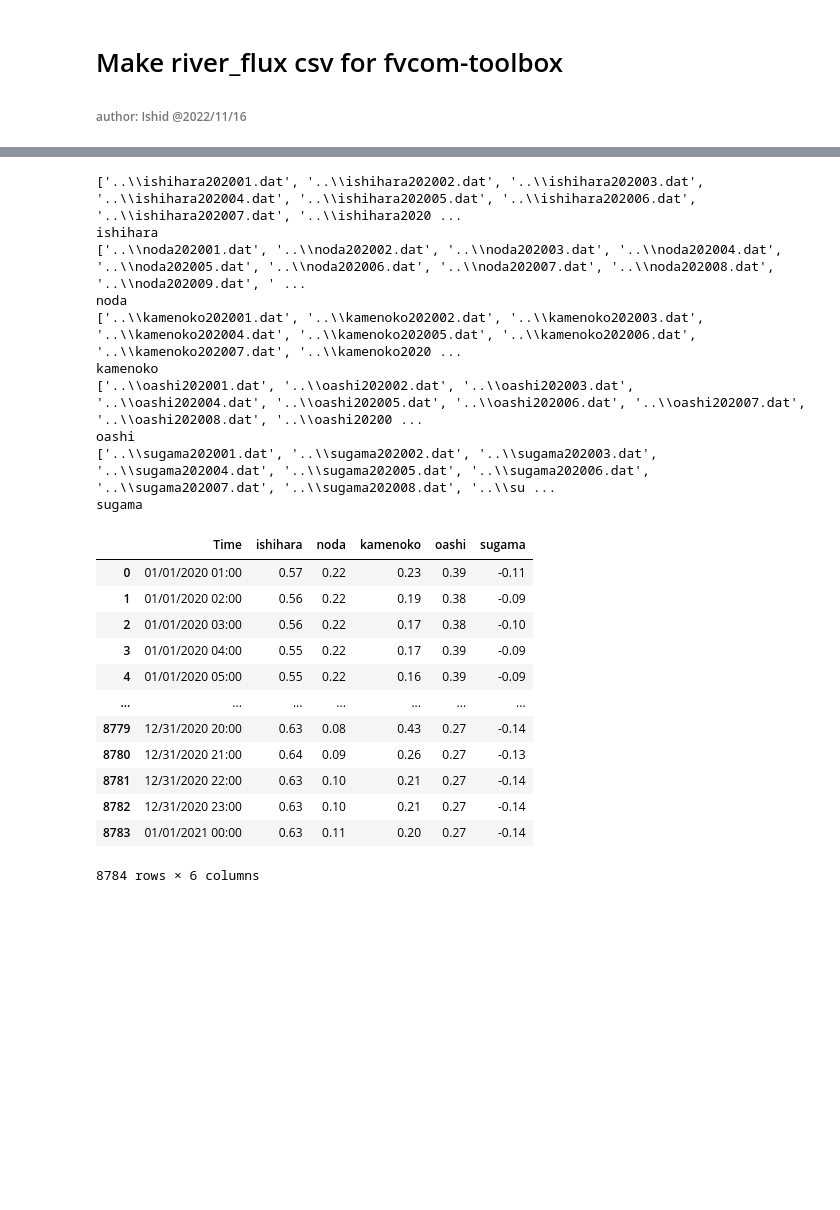
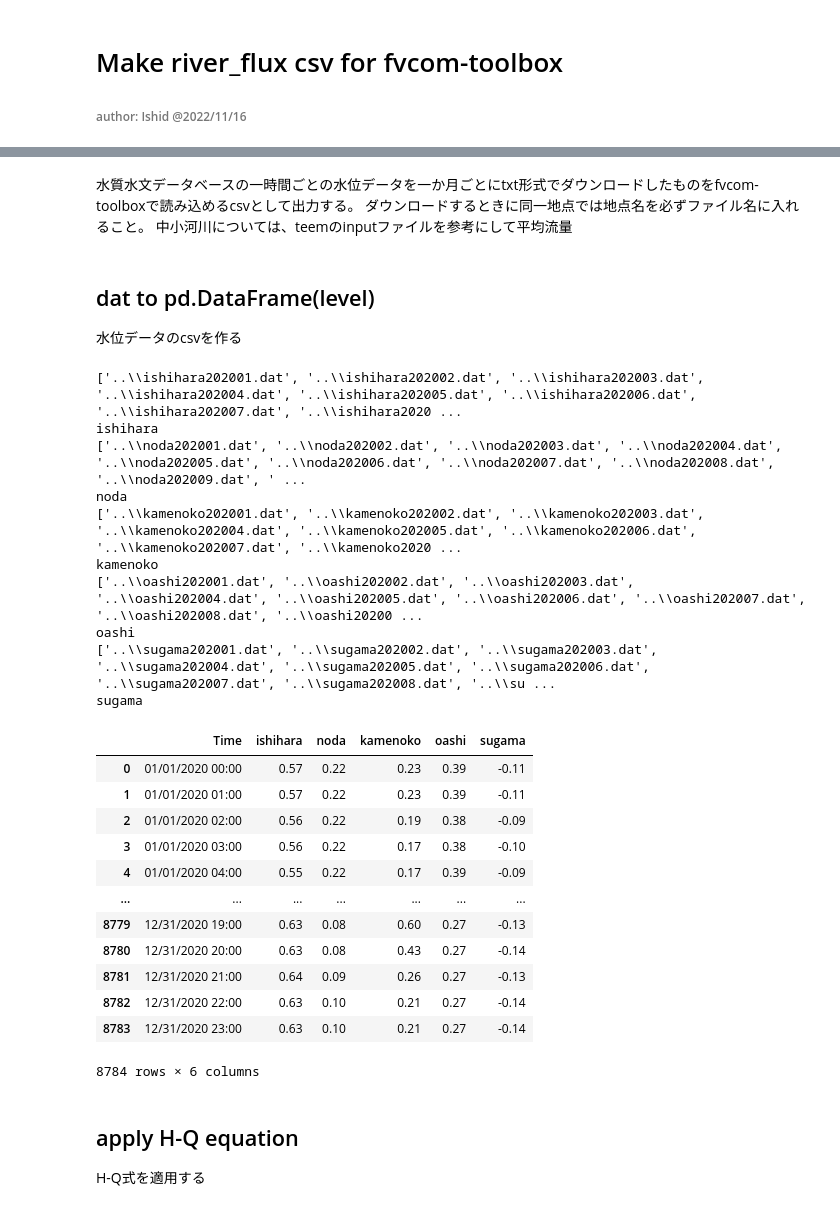
Before and after one commit to IshidaKota/Research-toolbox, a Jupyter notebook: river/scr/make_river_flux.ipynb, the cells around one changed output, grey strips where cells are left out. Drawn from its saved outputs; the diff is of its cells as text; code cells hidden in the pictures; blank space fills up the shorter version.

```diff
--- a/river/scr/make_river_flux.ipynb
+++ b/river/scr/make_river_flux.ipynb
@@ -55,0 +4,4 @@ def make_river_level(place_list):
+# %% [markdown]
+水質水文データベースの一時間ごとの水位データを一か月ごとにtxt形式でダウンロードしたものをfvcom-toolboxで読み込めるcsvとして出力する。
+ダウンロードするときに同一地点では地点名を必ずファイル名に入れること。
+中小河川については、teemのinputファイルを参考にして平均流量
@@ -55,0 +16,3 @@ def make_river_level(place_list):
+# %% [markdown]
+## dat to pd.DataFrame(level)
+水位データのcsvを作る
@@ -56,30 +68,34 @@ def make_river_level(place_list):
 # %%
 level = make_river_level(['ishihara','noda','kamenoko','oashi','sugama'])
+level = level[level['Time'] != "01/01/2021 00:00"] #toolboxの仕様として、一年分のデータは8784行でなければならない
 level
 # %% [output]
 ['..\\ishihara202001.dat', '..\\ishihara202002.dat', '..\\ishihara202003.dat', '..\\ishihara202004.dat', '..\\ishihara202005.dat', '..\\ishihara202006.dat', '..\\ishihara202007.dat', '..\\ishihara2020 ...
 ishihara
 ['..\\noda202001.dat', '..\\noda202002.dat', '..\\noda202003.dat', '..\\noda202004.dat', '..\\noda202005.dat', '..\\noda202006.dat', '..\\noda202007.dat', '..\\noda202008.dat', '..\\noda202009.dat', ' ...
 noda
 ['..\\kamenoko202001.dat', '..\\kamenoko202002.dat', '..\\kamenoko202003.dat', '..\\kamenoko202004.dat', '..\\kamenoko202005.dat', '..\\kamenoko202006.dat', '..\\kamenoko202007.dat', '..\\kamenoko2020 ...
 kamenoko
 ['..\\oashi202001.dat', '..\\oashi202002.dat', '..\\oashi202003.dat', '..\\oashi202004.dat', '..\\oashi202005.dat', '..\\oashi202006.dat', '..\\oashi202007.dat', '..\\oashi202008.dat', '..\\oashi20200 ...
 oashi
 ['..\\sugama202001.dat', '..\\sugama202002.dat', '..\\sugama202003.dat', '..\\sugama202004.dat', '..\\sugama202005.dat', '..\\sugama202006.dat', '..\\sugama202007.dat', '..\\sugama202008.dat', '..\\su ...
 sugama
 |  | Time | ishihara | noda | kamenoko | oashi | sugama |
-| 0 | 01/01/2020 01:00 | 0.57 | 0.22 | 0.23 | 0.39 | -0.11 |
-| 1 | 01/01/2020 02:00 | 0.56 | 0.22 | 0.19 | 0.38 | -0.09 |
-| 2 | 01/01/2020 03:00 | 0.56 | 0.22 | 0.17 | 0.38 | -0.10 |
-| 3 | 01/01/2020 04:00 | 0.55 | 0.22 | 0.17 | 0.39 | -0.09 |
-| 4 | 01/01/2020 05:00 | 0.55 | 0.22 | 0.16 | 0.39 | -0.09 |
+| 0 | 01/01/2020 00:00 | 0.57 | 0.22 | 0.23 | 0.39 | -0.11 |
+| 1 | 01/01/2020 01:00 | 0.57 | 0.22 | 0.23 | 0.39 | -0.11 |
+| 2 | 01/01/2020 02:00 | 0.56 | 0.22 | 0.19 | 0.38 | -0.09 |
+| 3 | 01/01/2020 03:00 | 0.56 | 0.22 | 0.17 | 0.38 | -0.10 |
+| 4 | 01/01/2020 04:00 | 0.55 | 0.22 | 0.17 | 0.39 | -0.09 |
 | ... | ... | ... | ... | ... | ... | ... |
-| 8779 | 12/31/2020 20:00 | 0.63 | 0.08 | 0.43 | 0.27 | -0.14 |
-| 8780 | 12/31/2020 21:00 | 0.64 | 0.09 | 0.26 | 0.27 | -0.13 |
-| 8781 | 12/31/2020 22:00 | 0.63 | 0.10 | 0.21 | 0.27 | -0.14 |
-| 8782 | 12/31/2020 23:00 | 0.63 | 0.10 | 0.21 | 0.27 | -0.14 |
-| 8783 | 01/01/2021 00:00 | 0.63 | 0.11 | 0.20 | 0.27 | -0.14 |
+| 8779 | 12/31/2020 19:00 | 0.63 | 0.08 | 0.60 | 0.27 | -0.13 |
+| 8780 | 12/31/2020 20:00 | 0.63 | 0.08 | 0.43 | 0.27 | -0.14 |
+| 8781 | 12/31/2020 21:00 | 0.64 | 0.09 | 0.26 | 0.27 | -0.13 |
+| 8782 | 12/31/2020 22:00 | 0.63 | 0.10 | 0.21 | 0.27 | -0.14 |
+| 8783 | 12/31/2020 23:00 | 0.63 | 0.10 | 0.21 | 0.27 | -0.14 |
 8784 rows × 6 columns
+# %% [markdown]
+## apply H-Q equation
+H-Q式を適用する
 # %%
 def level2flux(df):
     """
```
Also changed, not shown: parts of 22 cells of this notebook.
